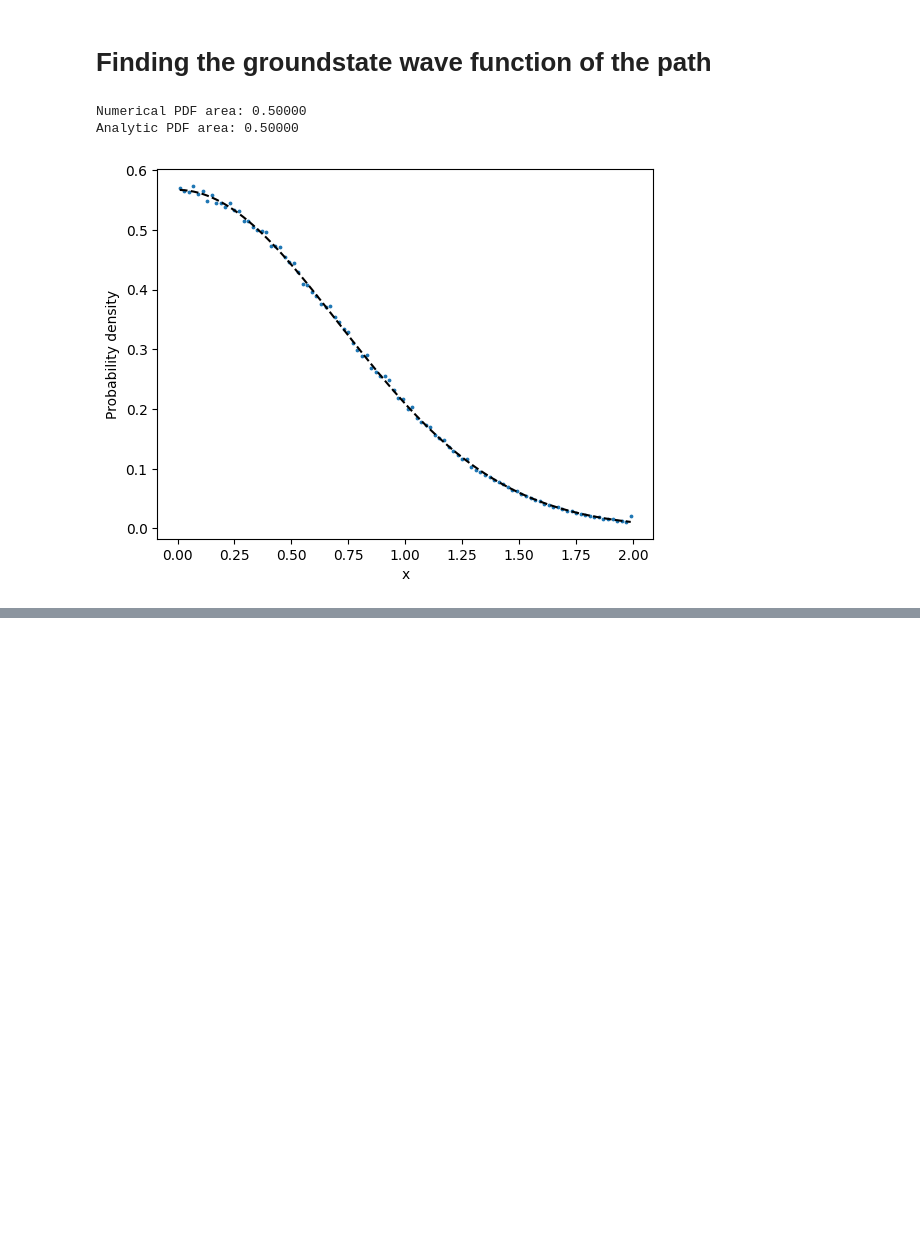
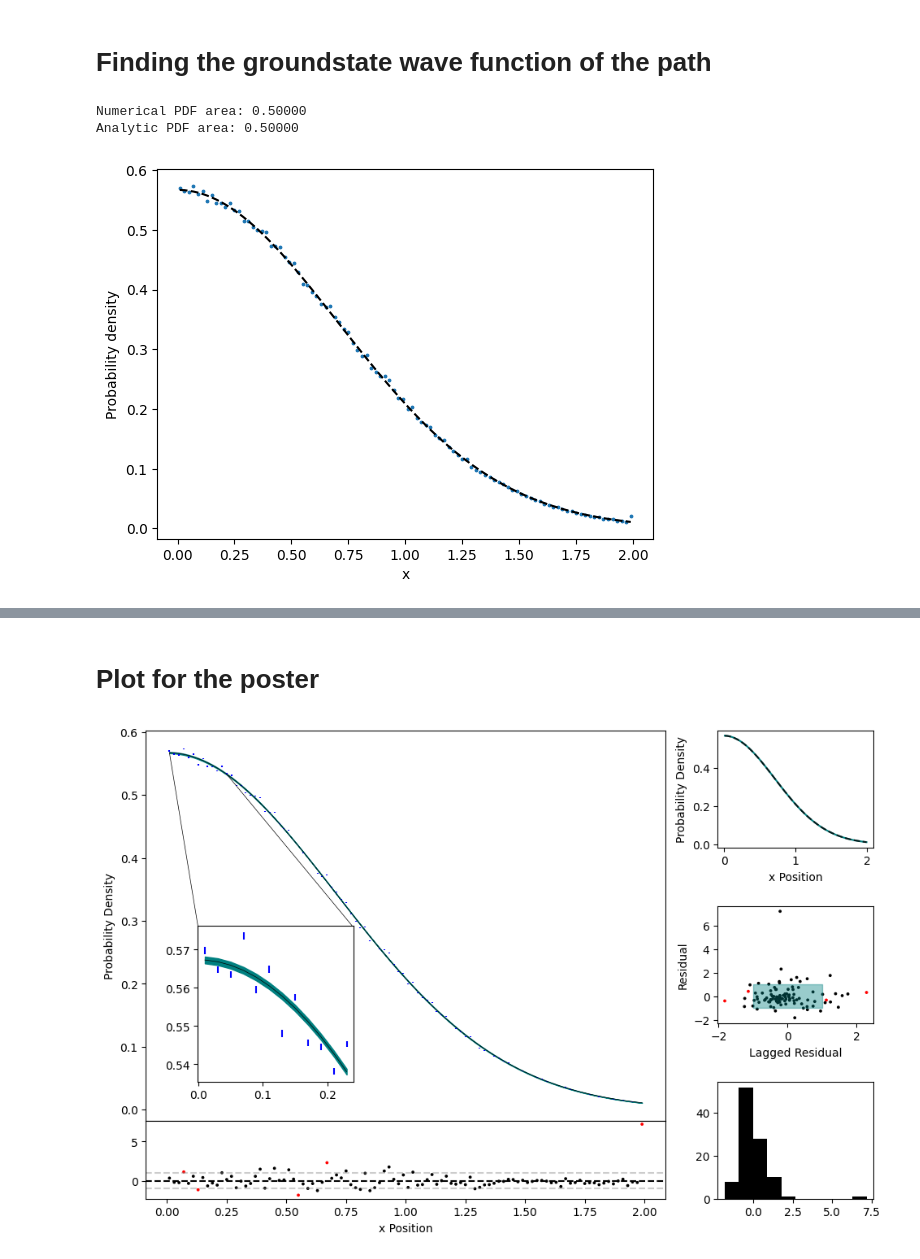
Before and after one commit to Sebastian426/Sebastian_Sloan_Computational_Physics, a Jupyter notebook: Milestone_Project_Clean_Code.ipynb, the cells around one changed output, grey strips where cells are left out. Saved outputs shown, nothing was run; the diff lists cells and outputs as text; code cells hidden in the pictures; blank space fills up the shorter version.

```diff
--- a/Milestone_Project_Clean_Code.ipynb
+++ b/Milestone_Project_Clean_Code.ipynb
@@ -132,0 +282,72 @@ i_101 = np.searchsorted(x_centres, 1.01)
+# %% [markdown]
+# Plot for the poster
+# %%
+save_path = r"C:\Users\Sebastian\Documents\University work\Year 3\Computational Physics\Poster_Plot.svg"
+
+
+fig = plt.figure(1)
+
+#main plot
+fig.add_axes([0,0,1,1])
+
+plt.errorbar(x_centres, pdf,yerr = y_std, color = "blue", linestyle ='none')
+plt.plot(x_centres,oscillator_model(x_centres,popt_osc[0],popt_osc[1]), color = 'black', linewidth = 0.5)
+plt.fill_between(x_centres,y_min, y_max, color = 'teal')
+
+plt.xticks([])
+
+plt.ylabel("Probability Density")
+
+#inset blowup of linesection
+
+start_index = 0
+end_index = 12
+plt.plot([x_centres[start_index],0.13],[oscillator_model(x_centres[start_index],*popt_osc), 0.29], color = 'black', linewidth = 0.5)
+plt.plot([x_centres[end_index],0.78],[oscillator_model(x_centres[end_index],*popt_osc), 0.29], color = 'black', linewidth = 0.5)
+
+inset = fig.add_axes([0.1, 0.1, 0.3, 0.4])
+
+inset.errorbar(x_centres[start_index:end_index], pdf[start_index:end_index],yerr = y_std[start_index:end_index], color = "blue", linestyle ='none')
+inset.plot(x_centres[start_index:end_index],oscillator_model(x_centres[start_index:end_index],popt_osc[0],popt_osc[1]), color = 'black', linewidth = 0.5)
+inset.fill_between(x_centres[start_index:end_index],y_min[start_index:end_index], y_max[start_index:end_index], color = 'teal')
+
+#residual plot
+fig.add_axes([0,-0.2,1,0.2])
+plt.xlabel("x Position")
+
+plt.axhline(0, color = 'black', linestyle = '--')
+plt.axhline(1, color = 'grey', linestyle = '--',alpha = 0.4)
+plt.axhline(-1, color = 'grey', linestyle = '--',alpha = 0.4)
+
+plt.scatter(x_centres, residuals, c = np.where(outliers,'r','k'), s = 3)
+
+#Fit with analytic Plot
+fp = fig.add_axes([1.1, 0.7, 0.3, 0.3])
+#fp.set_title('Fit Comparison')
+fp.set_xlabel('x Position')
+fp.set_ylabel('Probability Density')
+fp.plot(x_centres, oscillator_model(x_centres,*popt_osc), color = 'teal')
+fp.plot(x_centres, phi_sq_analytic,color = 'black', linestyle = '--', alpha =0.8)
+
+#Lagplot
+lp = fig.add_axes([1.1, 0.25, 0.3, 0.3])
+#lp.set_title('Residual Lagplot')
+lp.set_xlabel('Lagged Residual')
+lp.set_ylabel('Residual')
+
+R_1 = residuals[0:len(residuals)-1]
+R_i = residuals[1:]
+
+lp.scatter(R_1,R_i, s = 3, c = np.where(outliers[0:len(outliers)-1],'r','k'))
+lp.fill_between([-1,1],1,-1, color = 'teal', alpha = 0.4)
+
+#Residual histogram plot
+hp = fig.add_axes([1.1, -0.2, 0.3, 0.3])
+#hp.set_title('Residual Distribution')
+hp.hist(residuals, bins = 10, color = 'black')
+
+
+plt.savefig(save_path, bbox_inches='tight', format = 'svg')
+plt.show()
+# %% [output]
+[figure, added]
```
Also changed, not shown: parts of 13 cells of this notebook.
